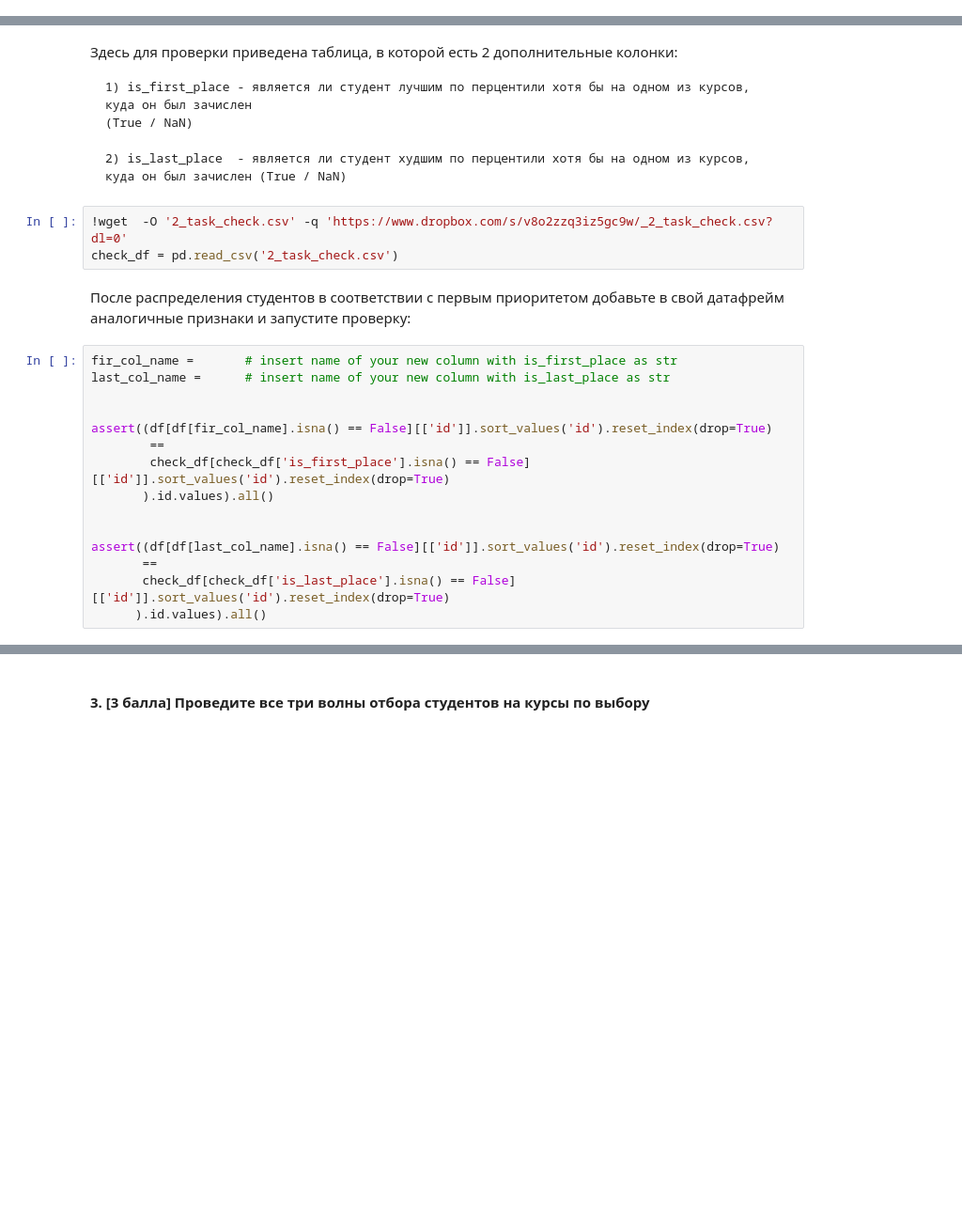
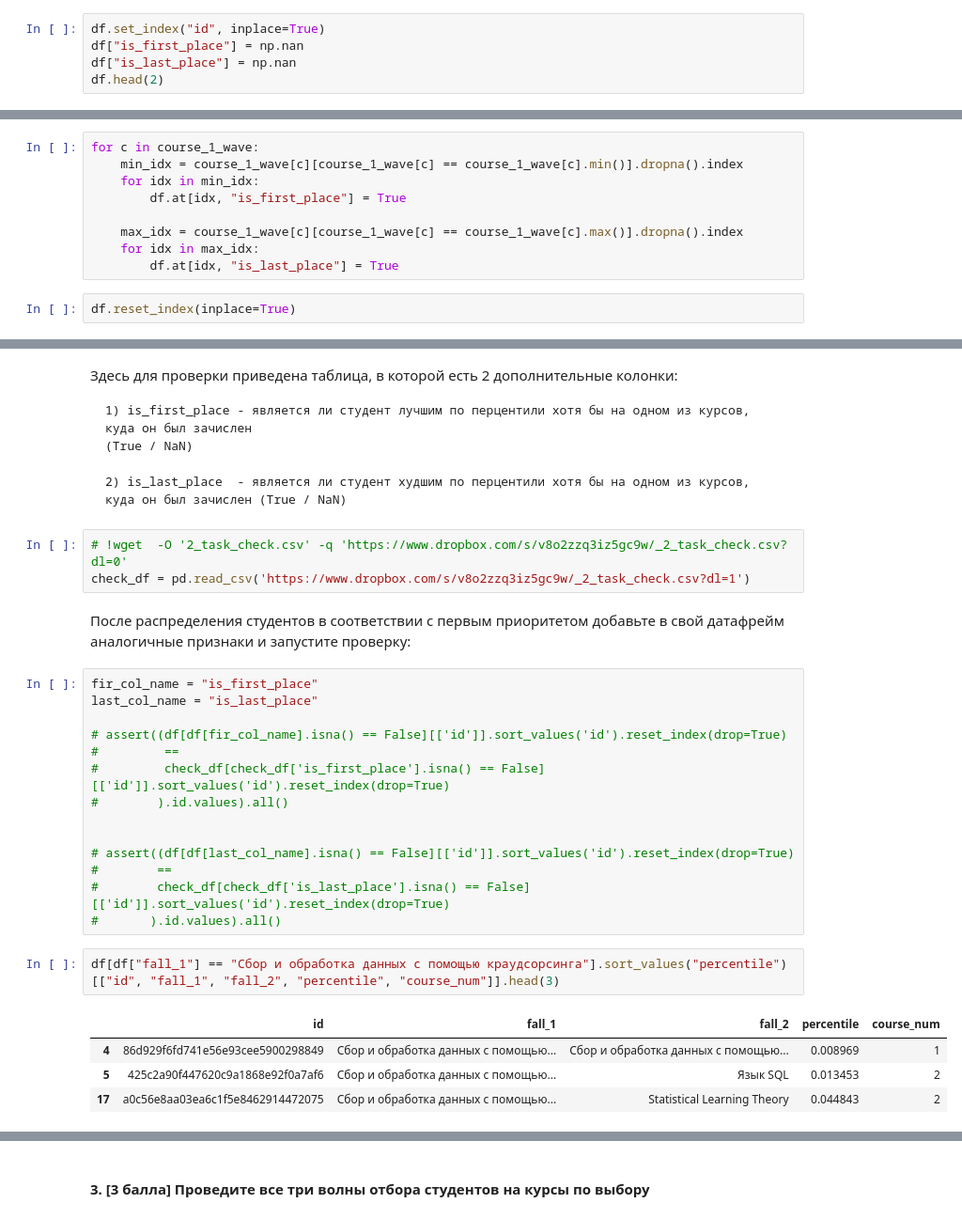
Before and after one commit to and7mw/ml-course-hse, a Jupyter notebook: 2022-fall/homeworks-practice/homework-practice-01-pandas.ipynb, the cells around one changed output, grey strips where cells are left out. Shown at 94% size. Cells and saved outputs as stored; diff of their text form; blank space fills up the shorter version.

```diff
--- a/2022-fall/homeworks-practice/homework-practice-01-pandas.ipynb
+++ b/2022-fall/homeworks-practice/homework-practice-01-pandas.ipynb
@@ -612,0 +704,5 @@ assert(df[df['id'] == 'e4caca755ee0bdd711e18fb8084958b5'][col_name] == 1).all()
+# %%
+df.set_index("id", inplace=True)
+df["is_first_place"] = np.nan
+df["is_last_place"] = np.nan
+df.head(2)
@@ -612,0 +714,11 @@ assert(df[df['id'] == 'e4caca755ee0bdd711e18fb8084958b5'][col_name] == 1).all()
+# %%
+for c in course_1_wave:
+    min_idx = course_1_wave[c][course_1_wave[c] == course_1_wave[c].min()].dropna().index
+    for idx in min_idx:
+        df.at[idx, "is_first_place"] = True
+
+    max_idx = course_1_wave[c][course_1_wave[c] == course_1_wave[c].max()].dropna().index
+    for idx in max_idx:
+        df.at[idx, "is_last_place"] = True
+# %%
+df.reset_index(inplace=True)
@@ -618,22 +739,28 @@ assert(df[df['id'] == 'e4caca755ee0bdd711e18fb8084958b5'][col_name] == 1).all()
 
     2) is_last_place  - является ли студент худшим по перцентили хотя бы на одном из курсов, куда он был зачислен (True / NaN)
 # %%
-!wget  -O '2_task_check.csv' -q 'https://www.dropbox.com/s/v8o2zzq3iz5gc9w/_2_task_check.csv?dl=0'
-check_df = pd.read_csv('2_task_check.csv')
+# !wget  -O '2_task_check.csv' -q 'https://www.dropbox.com/s/v8o2zzq3iz5gc9w/_2_task_check.csv?dl=0'
+check_df = pd.read_csv('https://www.dropbox.com/s/v8o2zzq3iz5gc9w/_2_task_check.csv?dl=1')
 # %% [markdown]
 После распределения студентов в соответствии с первым приоритетом добавьте в свой датафрейм аналогичные признаки и запустите проверку:
 # %%
-fir_col_name =       # insert name of your new column with is_first_place as str
-last_col_name =      # insert name of your new column with is_last_place as str
+fir_col_name = "is_first_place"
+last_col_name = "is_last_place"
+
+# assert((df[df[fir_col_name].isna() == False][['id']].sort_values('id').reset_index(drop=True)
+#         ==
+#         check_df[check_df['is_first_place'].isna() == False][['id']].sort_values('id').reset_index(drop=True)
+#        ).id.values).all()
 
 
-assert((df[df[fir_col_name].isna() == False][['id']].sort_values('id').reset_index(drop=True)
-        ==
-        check_df[check_df['is_first_place'].isna() == False][['id']].sort_values('id').reset_index(drop=True)
-       ).id.values).all()
-
-
-assert((df[df[last_col_name].isna() == False][['id']].sort_values('id').reset_index(drop=True)
-       ==
-       check_df[check_df['is_last_place'].isna() == False][['id']].sort_values('id').reset_index(drop=True)
-      ).id.values).all()
+# assert((df[df[last_col_name].isna() == False][['id']].sort_values('id').reset_index(drop=True)
+#        ==
+#        check_df[check_df['is_last_place'].isna() == False][['id']].sort_values('id').reset_index(drop=True)
+#       ).id.values).all()
+# %%
+df[df["fall_1"] == "Сбор и обработка данных с помощью краудсорсинга"].sort_values("percentile")[["id", "fall_1", "fall_2", "percentile", "course_num"]].head(3)
+# %% [output]
+|  | id | fall_1 | fall_2 | percentile | course_num |
+| 4 | 86d929f6fd741e56e93cee5900298849 | Сбор и обработка данных с помощью... | Сбор и обработка данных с помощью... | 0.008969 | 1 |
+| 5 | 425c2a90f447620c9a1868e92f0a7af6 | Сбор и обработка данных с помощью... | Язык SQL | 0.013453 | 2 |
+| 17 | a0c56e8aa03ea6c1f5e8462914472075 | Сбор и обработка данных с помощью... | Statistical Learning Theory | 0.044843 | 2 |
```
Also changed, not shown: parts of 22 cells of this notebook.
